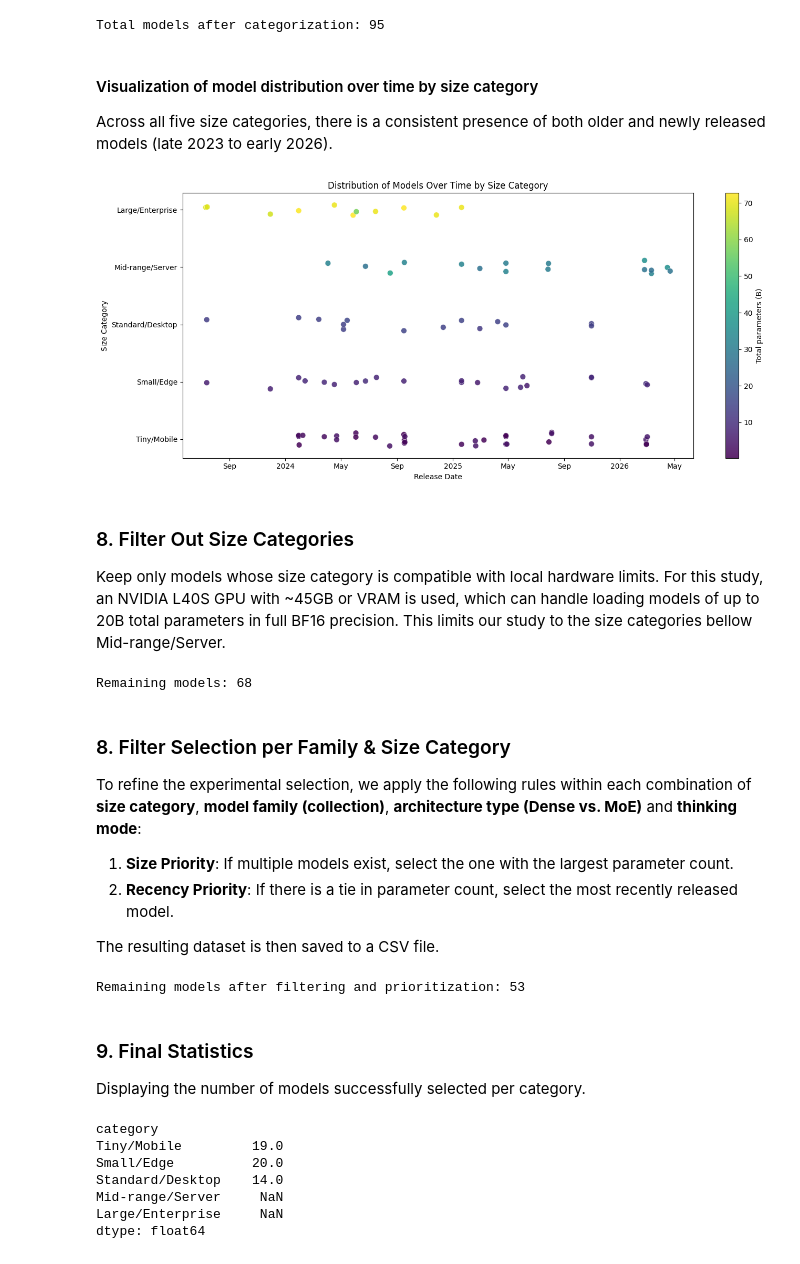
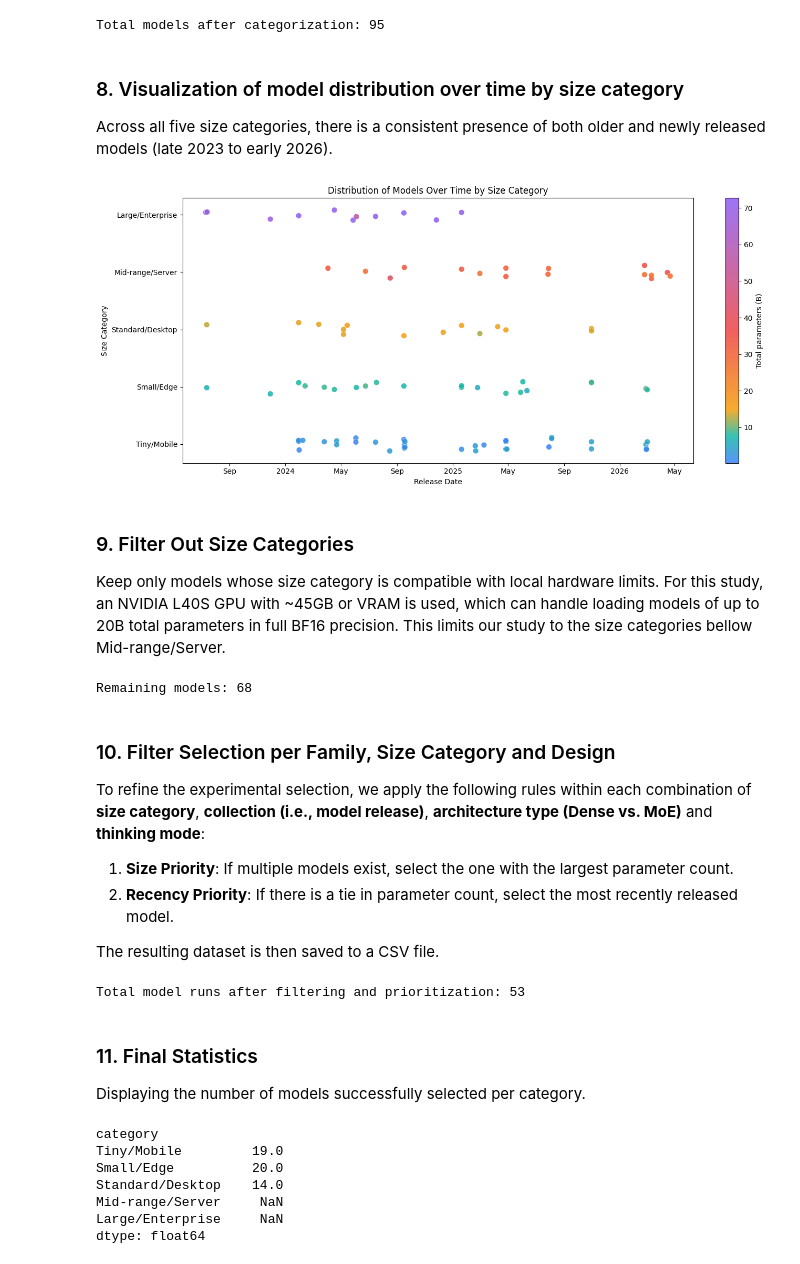
Before and after one commit to diogogmatos/eco-evolution-of-llms, a Jupyter notebook: model-selection/model-selection.ipynb, the cells around one changed output. Saved outputs shown, nothing was run; the diff lists cells and outputs as text; code cells hidden in the pictures.

```diff
--- a/model-selection/model-selection.ipynb
+++ b/model-selection/model-selection.ipynb
@@ -667,14 +676,25 @@ print("Total models after categorization:", len(df))
 # %% [output]
 Total models after categorization: 95
 # %% [markdown]
-#### Visualization of model distribution over time by size category
+### 8. Visualization of model distribution over time by size category
 
 Across all five size categories, there is a consistent presence of both older and newly released models (late 2023 to early 2026).
 # %%
 import numpy as np
-
+from matplotlib.colors import LinearSegmentedColormap
 import matplotlib.pyplot as plt
 import matplotlib.dates as mdates
+
+custom_cmap = LinearSegmentedColormap.from_list(
+    "size_gradient",
+    [
+        (0, "#3B82F6"),  # blue
+        (0.1, "#14B8A6"),  # teal
+        (0.2, "#F59E0B"),  # orange
+        (0.5, "#EF4444"), # red
+        (1, "#8B5CF6"), # purple
+    ],
+)
 
 # Prepare dataframe
 plot_df = df.copy()
@@ -682,8 +702,16 @@ plot_df["release_date"] = pd.to_datetime(plot_df["release_date"], errors="coerce
 plot_df = plot_df.dropna(subset=["release_date", "category"]).copy()
 
 # Ensure consistent category ordering
-cat_order = ["Tiny/Mobile", "Small/Edge", "Standard/Desktop", "Mid-range/Server", "Large/Enterprise"]
-plot_df["category"] = pd.Categorical(plot_df["category"], categories=cat_order, ordered=True)
+cat_order = [
+    "Tiny/Mobile",
+    "Small/Edge",
+    "Standard/Desktop",
+    "Mid-range/Server",
+    "Large/Enterprise",
+]
+plot_df["category"] = pd.Categorical(
+    plot_df["category"], categories=cat_order, ordered=True
+)
 plot_df = plot_df.dropna(subset=["category"])
 
 # Map categories to numeric positions and add jitter for visibility
@@ -695,37 +723,37 @@ y_jitter = y_codes + jitter
 # Scatter plot (x=release date, y=category), color = total parameters
 fig, ax = plt.subplots(figsize=(14, 6))
 sc = ax.scatter(
     plot_df["release_date"],
     y_jitter,
     c=plot_df["total_parameters"],
-    cmap="viridis",
+    cmap=custom_cmap,
     s=60,
     alpha=0.85,
     edgecolors="w",
     linewidth=0.4,
 )
 
 ax.set_yticks(range(len(cat_order)))
 ax.set_yticklabels(cat_order)
 ax.set_xlabel("Release Date")
 ax.set_ylabel("Size Category")
 ax.set_title("Distribution of Models Over Time by Size Category")
 
 # Nicely format dates on x-axis
 locator = mdates.AutoDateLocator()
 formatter = mdates.ConciseDateFormatter(locator)
 ax.xaxis.set_major_locator(locator)
 ax.xaxis.set_major_formatter(formatter)
 
 cbar = fig.colorbar(sc, ax=ax)
 cbar.set_label("Total parameters (B)")
 
 plt.tight_layout()
 plt.show()
 # %% [output]
-[figure, old version]
+[figure, new version]
 # %% [markdown]
-### 8. Filter Out Size Categories
+### 9. Filter Out Size Categories
 
 Keep only models whose size category is compatible with local hardware limits. For this study, an NVIDIA L40S GPU with ~45GB or VRAM is used, which can handle loading models of up to 20B total parameters in full BF16 precision. This limits our study to the size categories bellow Mid-range/Server.
 # %%
@@ -734,9 +762,9 @@ print("Remaining models:", len(df))
 # %% [output]
 Remaining models: 68
 # %% [markdown]
-### 8. Filter Selection per Family & Size Category
+### 10. Filter Selection per Family, Size Category and Design
 
-To refine the experimental selection, we apply the following rules within each combination of **size category**, **model family (collection)**, **architecture type (Dense vs. MoE)** and **thinking mode**:
+To refine the experimental selection, we apply the following rules within each combination of **size category**, **collection (i.e., model release)**, **architecture type (Dense vs. MoE)** and **thinking mode**:
 
 1. **Size Priority**: If multiple models exist, select the one with the largest parameter count.
 2. **Recency Priority**: If there is a tie in parameter count, select the most recently released model.
@@ -784,11 +812,11 @@ filtered_df.sort_values(
 filtered_df.reset_index(drop=True, inplace=True)
 filtered_df.to_csv("selected_models.csv", index=False)
 
-print("Remaining models after filtering and prioritization:", len(filtered_df))
+print("Total model runs after filtering and prioritization:", len(filtered_df))
 # %% [output]
-Remaining models after filtering and prioritization: 53
+Total model runs after filtering and prioritization: 53
 # %% [markdown]
-### 9. Final Statistics
+### 11. Final Statistics
 Displaying the number of models successfully selected per category.
 # %%
 filtered_df.groupby("category").size().reindex(
```
Also changed, not shown: parts of 17 cells of this notebook.
